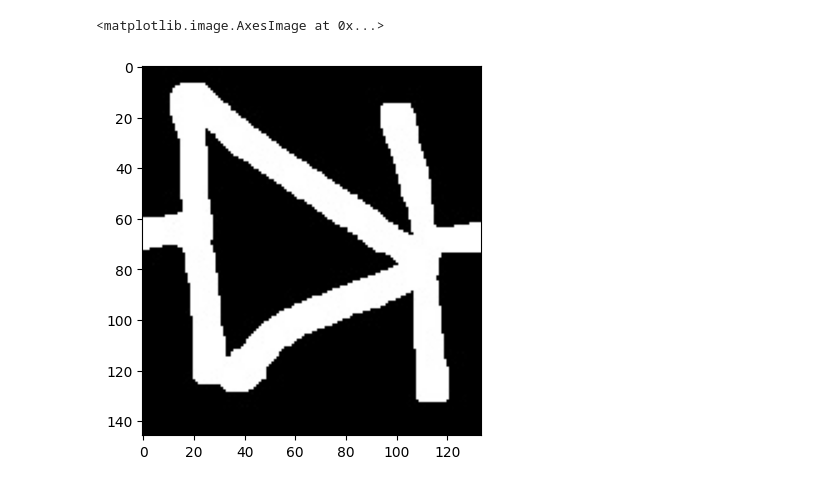
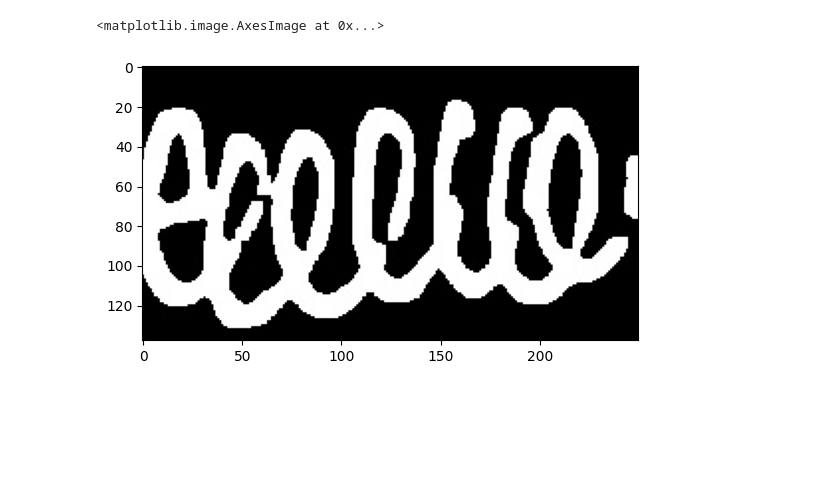
Before and after one commit to gadhvirushiraj/page2circuit, a Jupyter notebook: classify.ipynb, the cells around one changed output. Saved outputs shown, nothing was run; the diff lists cells and outputs as text; code cells hidden in the pictures; blank space fills up the shorter version.

```diff
--- a/classify.ipynb
+++ b/classify.ipynb
@@ -26,10 +26,10 @@ CNN(
   (lin2): Linear(in_features=512, out_features=37, bias=True)
 )
 # %%
-img = cv2.imread('test_images/classify1.jpeg')
+img = cv2.imread('test_images/classify7.jpeg')
 plt.imshow(img, cmap='gray')
 # %% [output]
 <matplotlib.image.AxesImage at 0x...>
-[figure, old version]
+[figure, new version]
 # %%
 k = cv2.getStructuringElement(cv2.MORPH_RECT, (3, 3))
```
Also changed, not shown: parts of 7 cells of this notebook, 12 other files.
